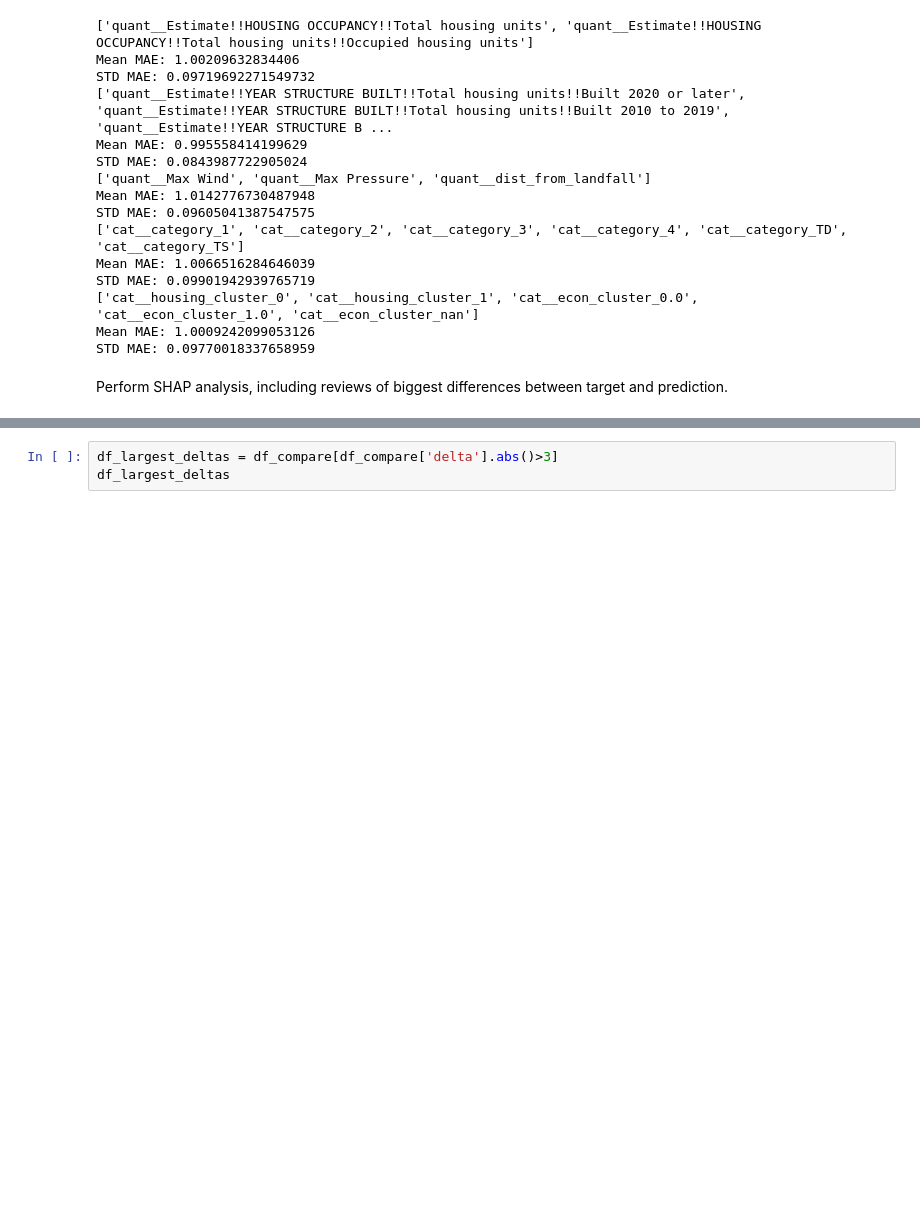
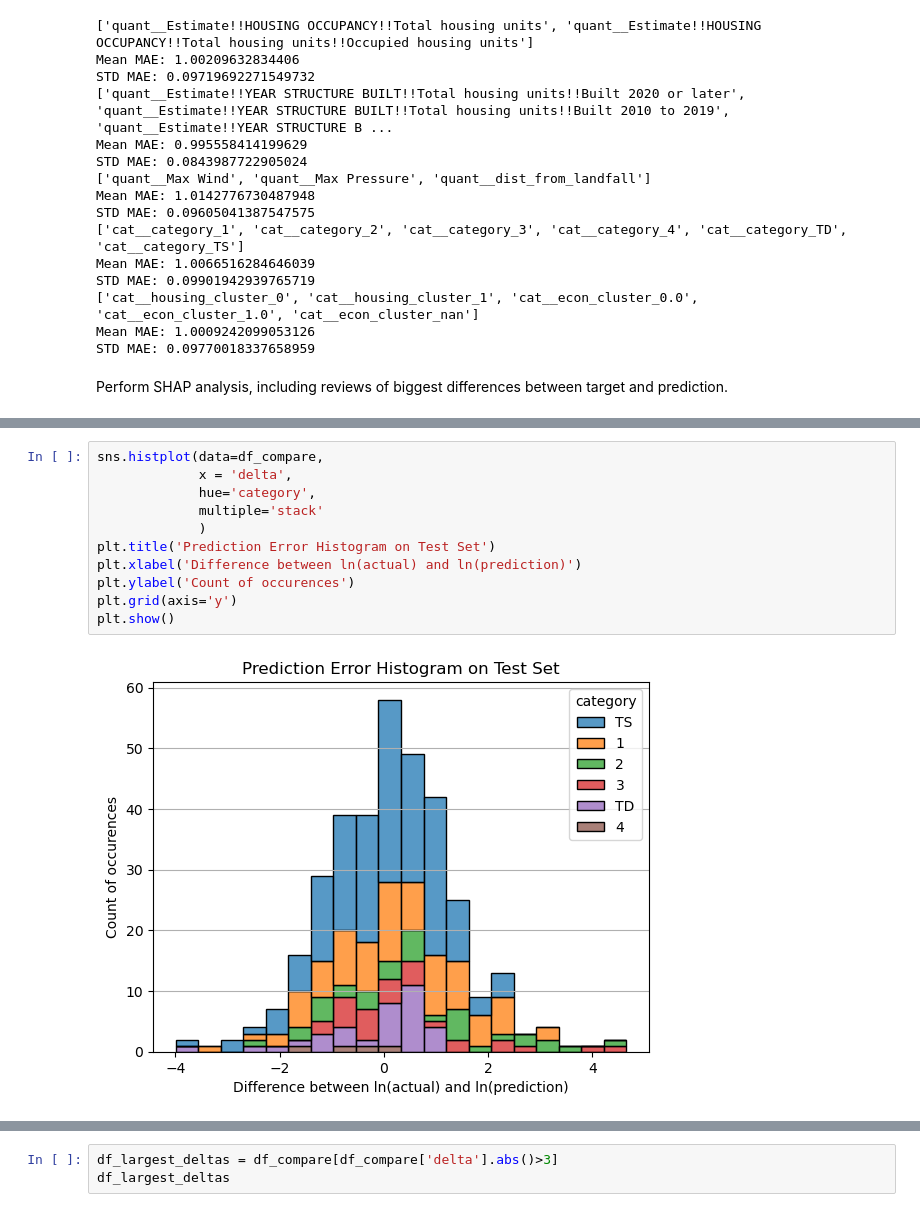
Before and after one commit to MADS696ss25group4/milestone2, a Jupyter notebook: Supervised_Models_RFR_final.ipynb, the cells around one changed output, grey strips where cells are left out. Cells and saved outputs as stored; diff of their text form; blank space fills up the shorter version.

```diff
--- a/Supervised_Models_RFR_final.ipynb
+++ b/Supervised_Models_RFR_final.ipynb
@@ -1613,0 +1661,13 @@ plt.show()
+# %%
+sns.histplot(data=df_compare,
+             x = 'delta',
+             hue='category',
+             multiple='stack'
+             )
+plt.title('Prediction Error Histogram on Test Set')
+plt.xlabel('Difference between ln(actual) and ln(prediction)')
+plt.ylabel('Count of occurences')
+plt.grid(axis='y')
+plt.show()
+# %% [output]
+[figure, added]
```
Also changed, not shown: parts of 19 cells of this notebook.
